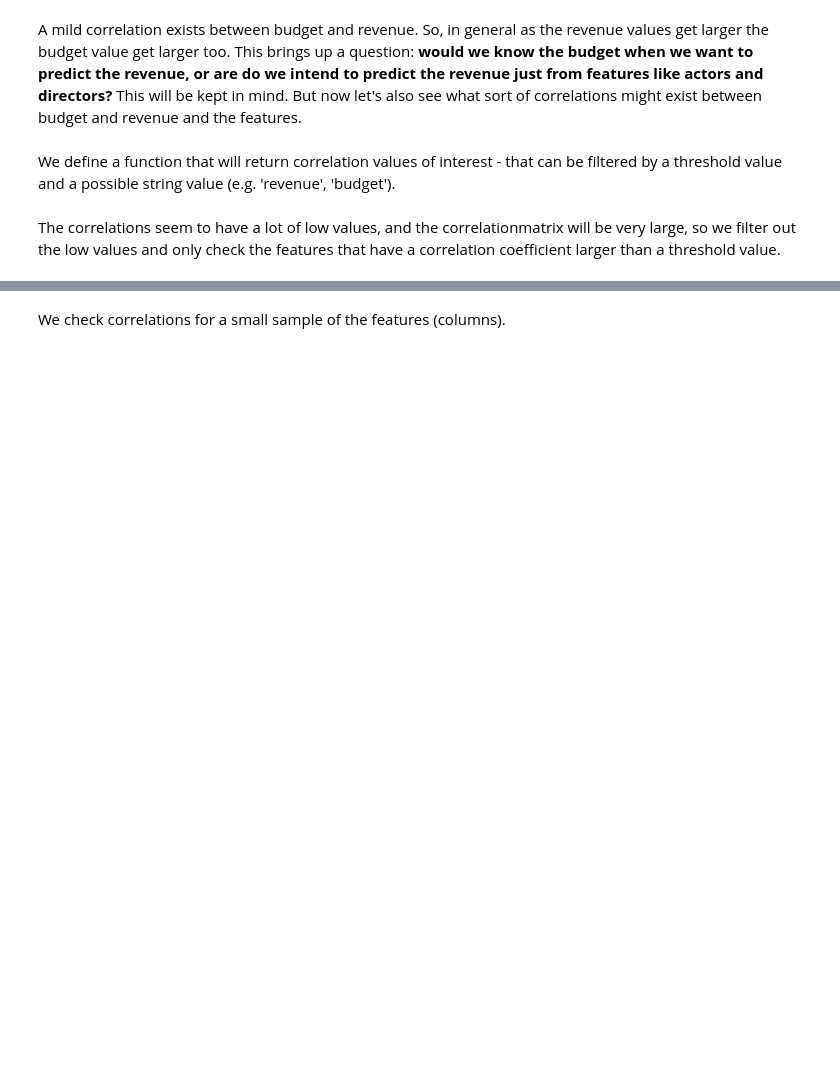
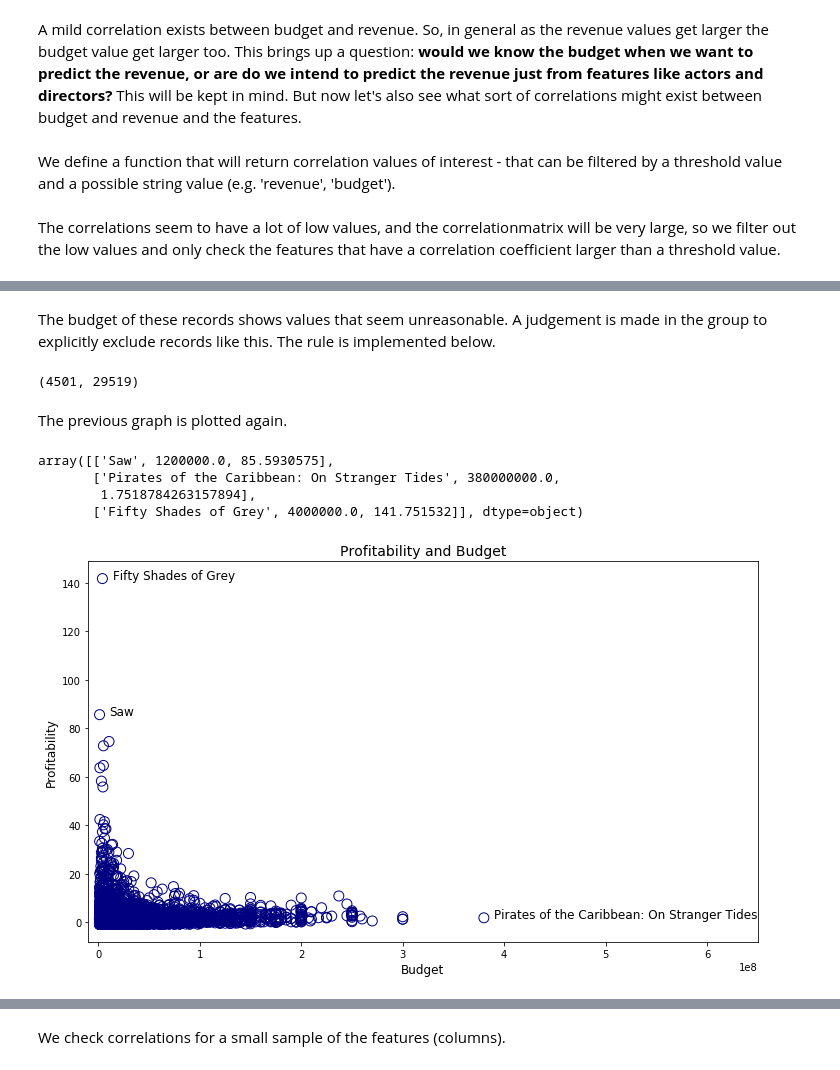
Before and after one commit to tcharsol/mads-movies, a Jupyter notebook: machine-learning-data-exploration.ipynb, the cells around one changed output, grey strips where cells are left out. Drawn from its saved outputs; the diff is of its cells as text; code cells hidden in the pictures; blank space fills up the shorter version.

```diff
--- a/machine-learning-data-exploration.ipynb
+++ b/machine-learning-data-exploration.ipynb
@@ -76,0 +179,35 @@ corr_cols_len = len(corr_cols)
+# %% [markdown]
+The budget of these records shows values that seem unreasonable. A judgement is made in the group to explicitly exclude records like this.
+The rule is implemented below.
+# %%
+plot_df_clipped = plot_df.copy()
+plot_df_clipped = plot_df_clipped[plot_df_clipped["budget"] > BUDGET_THRESHOLD]
+plot_df_clipped.shape
+# %% [output]
+(4501, 29519)
+# %% [markdown]
+The previous graph is plotted again.
+# %%
+plt.figure(figsize=(12,7))
+plt.scatter(plot_df_clipped["budget"], plot_df_clipped["profitability"], marker="o", edgecolors="navy", facecolors='none',
+           s=[100]*len(plot_df_clipped["budget"]))
+plt.xlim(-10000000, 650000000)
+plt.title("Profitability and Budget", fontsize=14)
+plt.ylabel("Profitability", fontsize=12)
+plt.xlabel("Budget", fontsize=12)
+
+annotations = plot_df_clipped[(plot_df_clipped["profitability"] > 80) | \
+                              (plot_df_clipped["budget"] > 350000000)]
+annotations = annotations[["originalTitle", "budget", "profitability"]].values
+for title, bud, prof in annotations:
+    plt.annotate(title, xy=(bud+10000000, prof), fontsize=12)
+
+plt.savefig(save_dir + "/Profitability_clipped.png")
+
+annotations
+# %% [output]
+array([['Saw', 1200000.0, 85.5930575],
+       ['Pirates of the Caribbean: On Stranger Tides', 380000000.0,
+        1.7518784263157894],
+       ['Fifty Shades of Grey', 4000000.0, 141.751532]], dtype=object)
+[figure, added]
```
Also changed, not shown: parts of 48 cells of this notebook, 13 other files.
